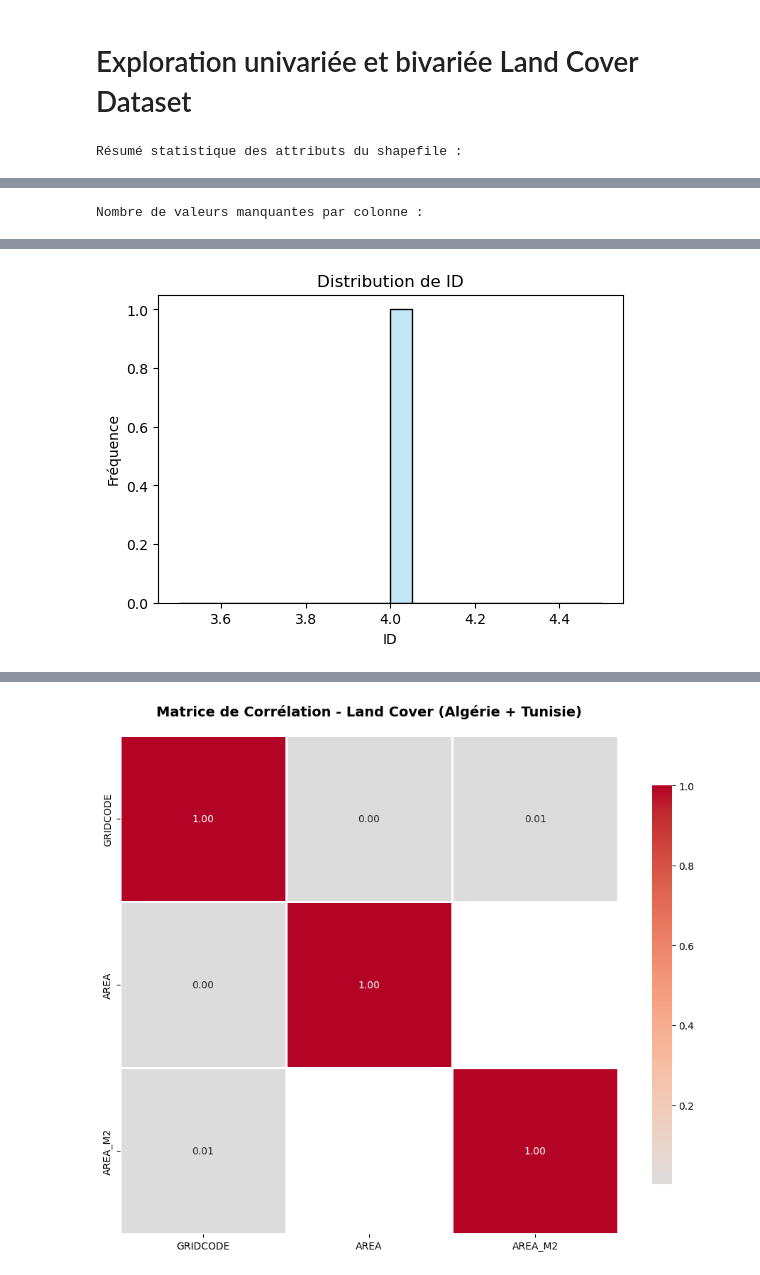
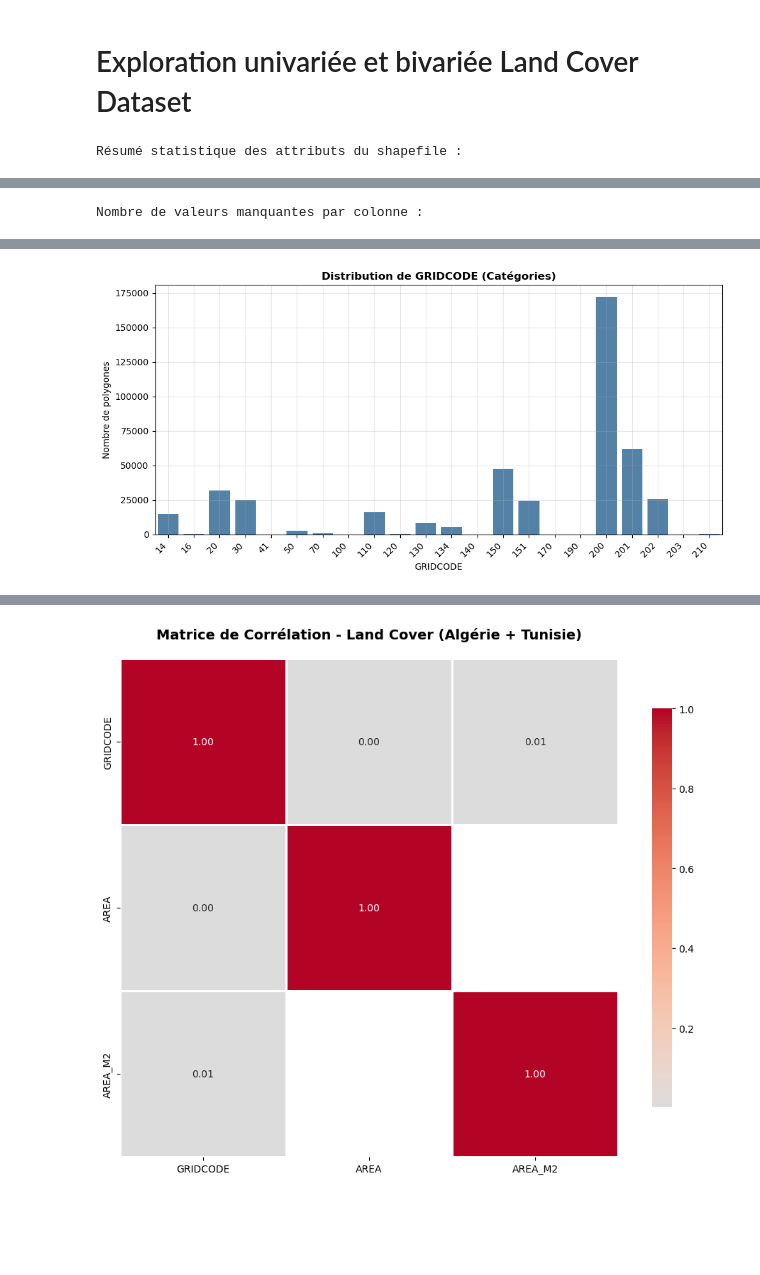
Before and after one commit to MohamedRamzi9/Data-Mining-Project, a Jupyter notebook: data_processing/dataset.ipynb, the cells around one changed output, grey strips where cells are left out. Drawn from its saved outputs; the diff is of its cells as text; code cells hidden in the pictures; blank space fills up the shorter version.

```diff
--- a/data_processing/dataset.ipynb
+++ b/data_processing/dataset.ipynb
@@ -33,0 +71,7 @@ plt.show()
+# %%
+for df, name in zip([landcover_alg, landcover_tun], ["Algérie", "Tunisie"]):
+    print(f"\n=== Vérification avancée ({name}) ===")
+    for col in df.columns:
+        nb_missing = df[col].isna().sum()
+        nb_empty = (df[col] == '').sum() if df[col].dtype == 'object' else 0
+        print(f"{col}: {nb_missing} NaN | {nb_empty} valeurs vides")
@@ -33,0 +92,10 @@ plt.show()
+# %%
+for df, name in zip([landcover_alg, landcover_tun], ["Algérie", "Tunisie"]):
+    print(f"\n=== Vérification valeurs suspectes ({name}) ===")
+    for col in df.select_dtypes(include=['int64', 'float64']).columns:
+        vals = df[col].unique()
+        suspect = [v for v in vals if v in [0, -9999, 9999]]
+        if suspect:
+            print(f"⚠️ {col} contient valeurs suspectes: {suspect}")
+        else:
+            print(f"✅ {col} semble propre")
@@ -79,22 +168,64 @@ for var in variables:
 import seaborn as sns
 import numpy as np
 
-# --- Pour les shapefiles ---
-if 'landcover' in locals():
+# --- Pour les shapefiles (AVANT dissolve) ---
+if 'landcover_alg' in locals() and 'landcover_tun' in locals():
+    # Combiner les deux shapefiles SANS dissolve pour garder toutes les lignes
+    landcover_combined = pd.concat([landcover_alg, landcover_tun], ignore_index=True)
+
     print("\nRésumé statistique des attributs du shapefile :")
-    display(landcover.describe(include='all'))
+    display(landcover_combined.describe(include='all'))
 
     print("\nNombre de valeurs manquantes par colonne :")
-    display(landcover.isnull().sum())
+    display(landcover_combined.isnull().sum())
 
-    # Histogrammes pour les colonnes numériques
-    numeric_cols = landcover.select_dtypes(include=[np.number]).columns
+    # Histogrammes pour les colonnes numériques (en excluant ID uniquement)
+    numeric_cols = landcover_combined.select_dtypes(include=[np.number]).columns
+    # Exclure uniquement la colonne ID
+    numeric_cols = [col for col in numeric_cols if col.upper() != 'ID']
+
+    if len(numeric_cols) == 0:
+        print("\n⚠️ Aucune colonne numérique pertinente à afficher")
+
     for col in numeric_cols:
-        plt.figure(figsize=(6,4))
-        sns.histplot(landcover[col], kde=True, bins=20, color='skyblue')
-        plt.title(f"Distribution de {col}")
-        plt.xlabel(col)
-        plt.ylabel("Fréquence")
+        plt.figure(figsize=(10, 5))
+
+        if 'CODE' in col.upper():
+            # Pour GRIDCODE et LCCCODE: afficher comme variable discrète/catégorielle
+            unique_vals = landcover_combined[col].nunique()
+            if unique_vals < 50:  # Si moins de 50 valeurs uniques, utiliser countplot
+                sns.countplot(x=landcover_combined[col], color='steelblue', order=sorted(landcover_combined[col].unique()))
+                plt.title(f"Distribution de {col} (Catégories)", fontsize=12, fontweight='bold')
+                plt.xlabel(col, fontsize=10)
+                plt.ylabel("Nombre de polygones", fontsize=10)
+                plt.xticks(rotation=45, ha='right')
+            else:
+                # Si trop de valeurs, utiliser un histogramme
+                sns.histplot(landcover_combined[col], kde=False, bins=30, color='steelblue')
+                plt.title(f"Distribution de {col}", fontsize=12, fontweight='bold')
+                plt.xlabel(col, fontsize=10)
+                plt.ylabel("Fréquence", fontsize=10)
+        elif 'AREA' in col.upper():
+            # Pour toutes les colonnes AREA: histogramme avec échelle log si nécessaire
+            data = landcover_combined[col].dropna()
+            if len(data) > 0:
+                sns.histplot(data, kde=True, bins=40, color='lightcoral')
+                plt.title(f"Distribution de {col} (Surface)", fontsize=12, fontweight='bold')
+                plt.xlabel(f"{col}", fontsize=10)
+                plt.ylabel("Fréquence", fontsize=10)
+                # Ajouter une échelle log en y si les données sont très dispersées
+                if data.max() / data.min() > 1000:
+                    plt.yscale('log')
+                    plt.ylabel("Fréquence (échelle log)", fontsize=10)
+        else:
+            # Pour les autres colonnes numériques
+            sns.histplot(landcover_combined[col], kde=True, bins=30, color='skyblue')
+            plt.title(f"Distribution de {col}", fontsize=12, fontweight='bold')
+            plt.xlabel(col, fontsize=10)
+            plt.ylabel("Fréquence", fontsize=10)
+
+        plt.grid(True, alpha=0.3)
+        plt.tight_layout()
         plt.show()
 # %% [output]
 Résumé statistique des attributs du shapefile :
@@ -121,2 +252,2 @@ LCCCode     0
 dtype: int64
-[figure, old version]
+[figure, new version]
```
Also changed, not shown: parts of 7 cells of this notebook, 2 other files.
